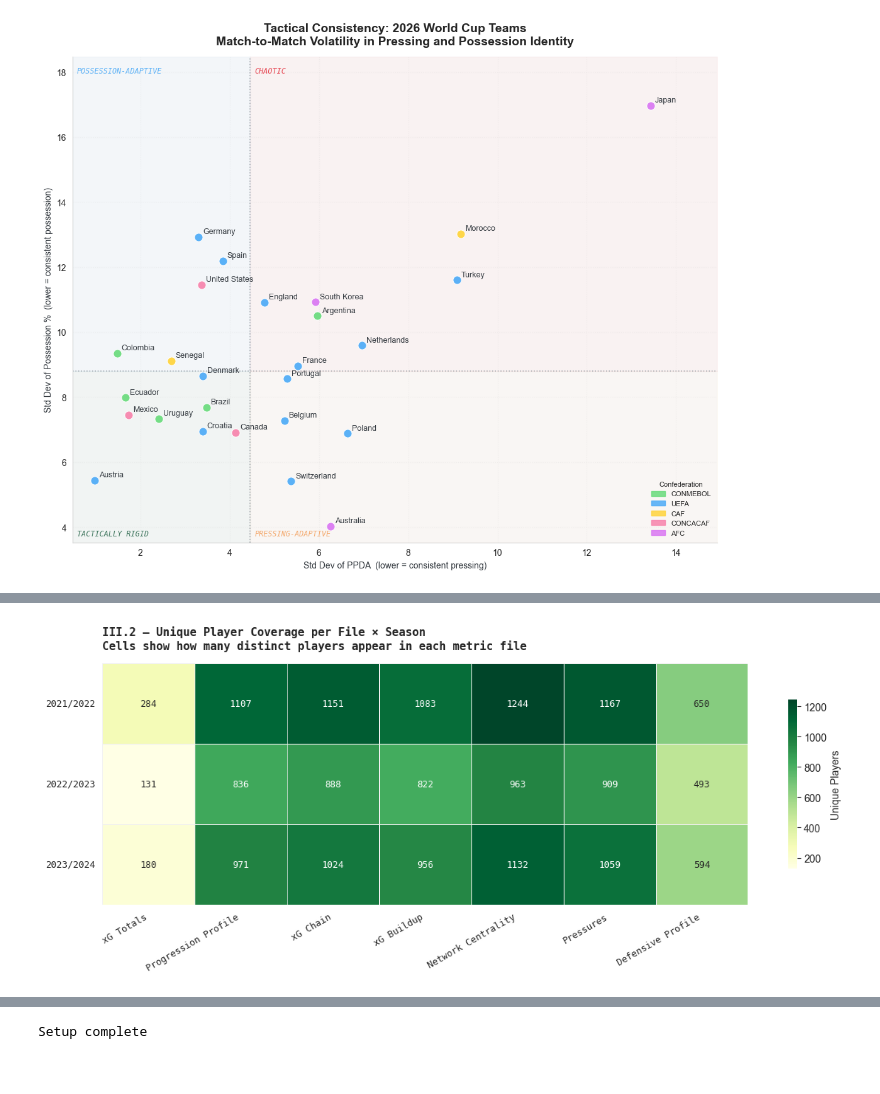
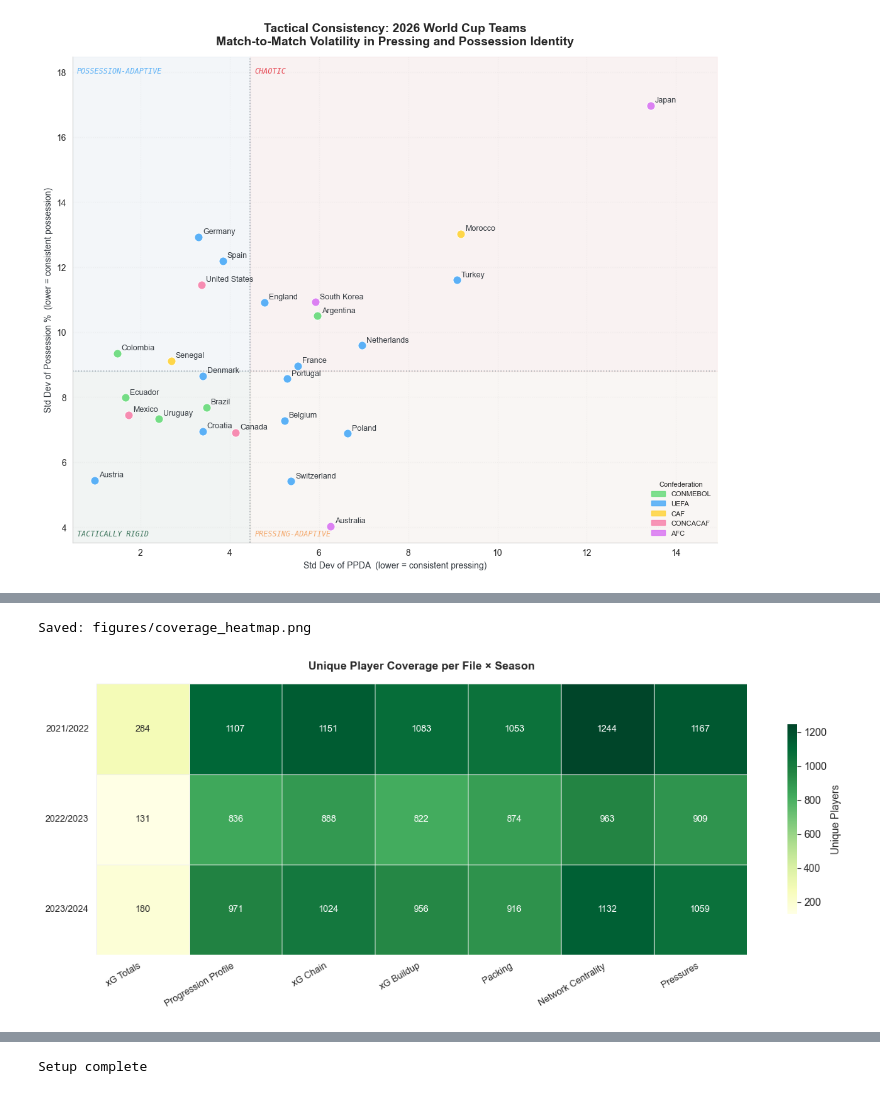
Before and after one commit to soh364/soccer-analytics-capstone-XOh, a Jupyter notebook: eda/EDA_Soomi.ipynb, the cells around one changed output, grey strips where cells are left out. Cells and saved outputs as stored; diff of their text form; code cells hidden in the pictures.

Commit message:
complete part 3 charts

```diff
--- a/eda/EDA_Soomi.ipynb
+++ b/eda/EDA_Soomi.ipynb
@@ -596,0 +617,3 @@ When all seven files are joined to build a complete player profile, the intersec
+# %%
+player_raw_data = load_all_players()
+plot_row_counts(player_raw_data)
@@ -597,4 +634,5 @@ When all seven files are joined to build a complete player profile, the intersec
 # %%
-plot_coverage_heatmap(data)
+plot_coverage_heatmap(player_raw_data)
 # %% [output]
+Saved: figures/coverage_heatmap.png
-[figure, old version]
+[figure, new version]
```
Also changed, not shown: parts of 43 cells of this notebook, 25 other files.
